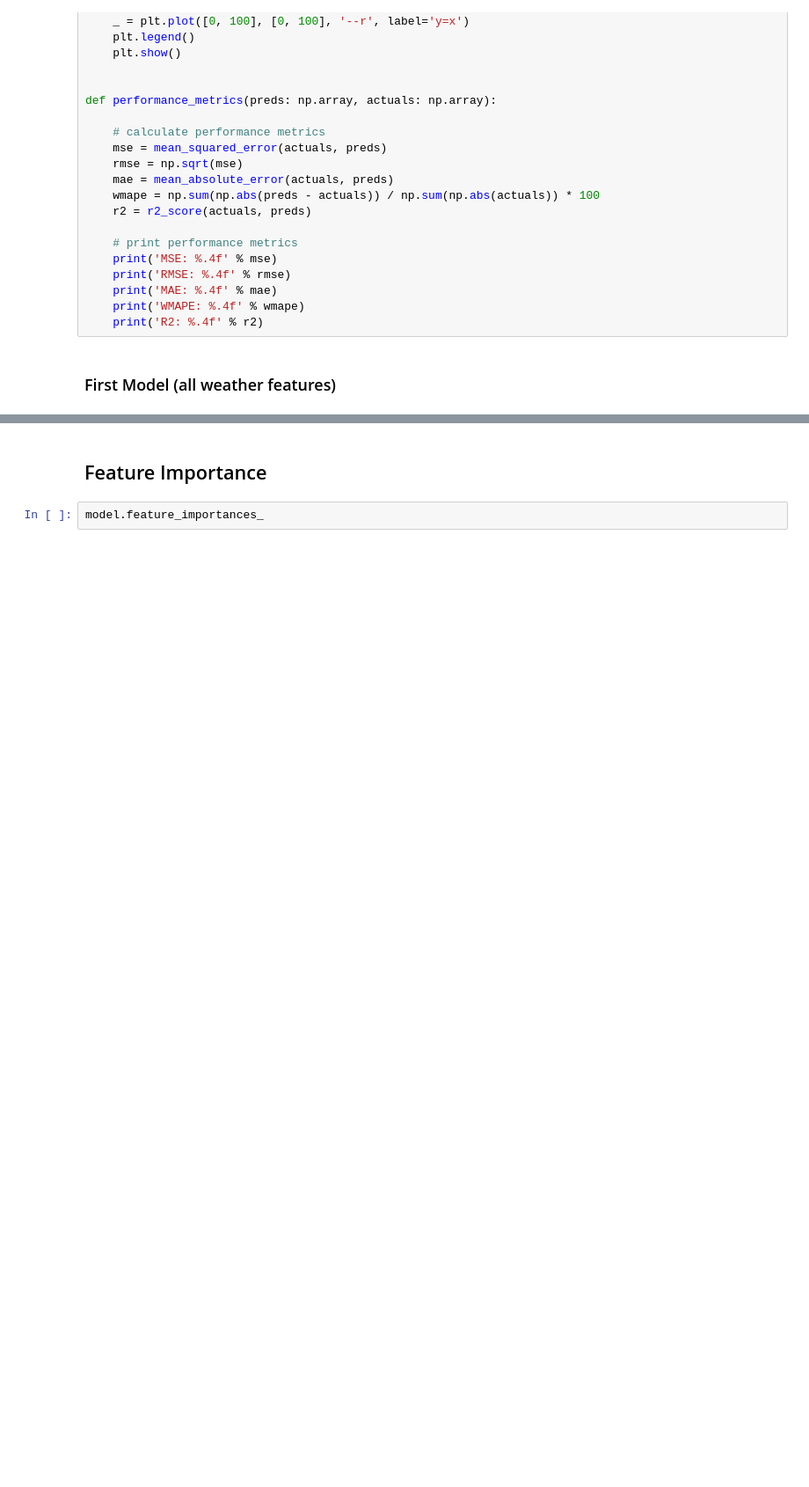
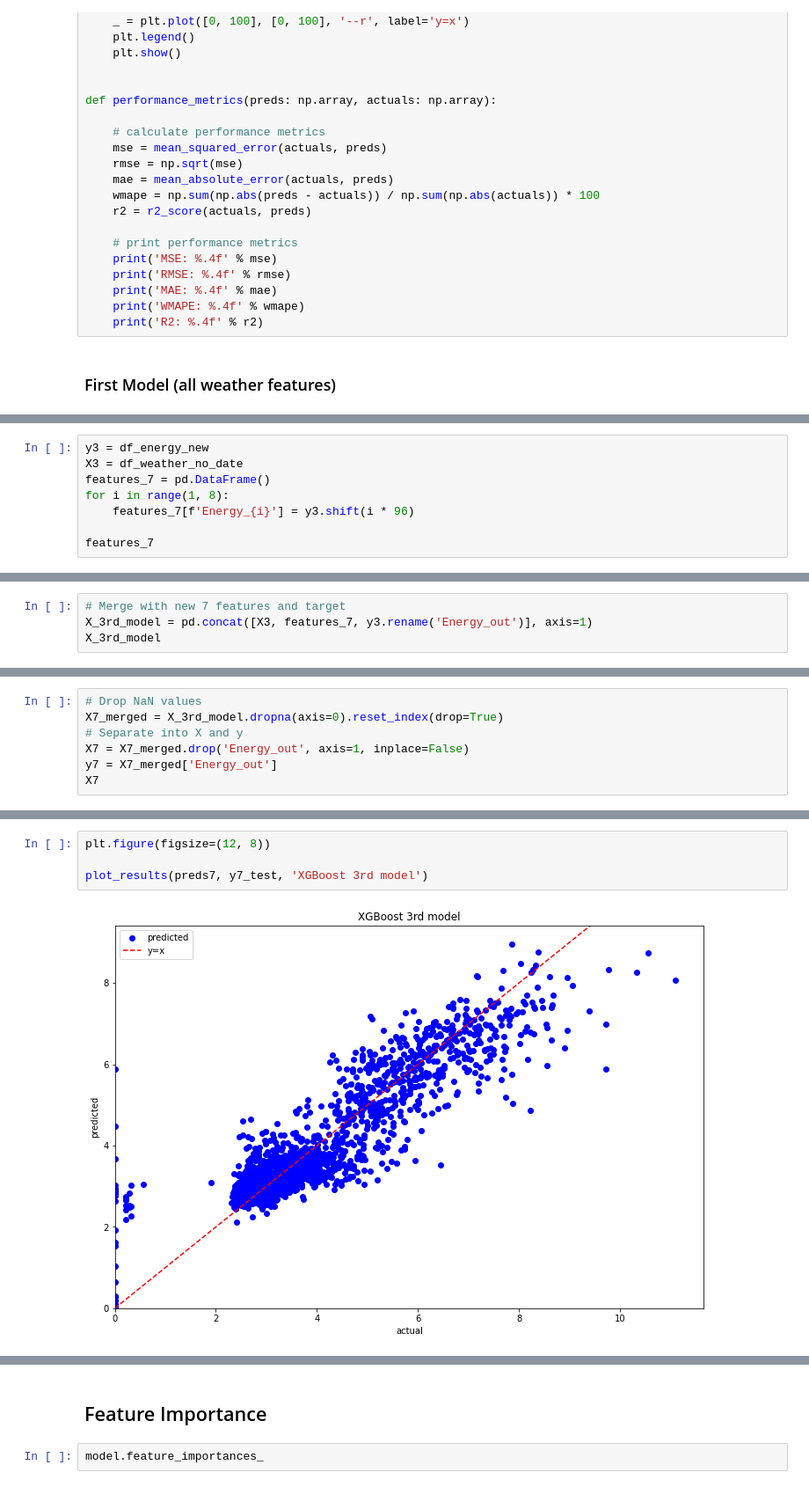
Before and after one commit to franciscomonteiro85/rec-energy-prediction-algorithm, a Jupyter notebook: REC_Energy_Algorithm.ipynb, the cells around one changed output, grey strips where cells are left out. Shown at 88% size. Drawn from its saved outputs; the diff is of its cells as text; blank space fills up the shorter version.

```diff
--- a/REC_Energy_Algorithm.ipynb
+++ b/REC_Energy_Algorithm.ipynb
@@ -205,0 +247,8 @@ X2
+# %%
+y3 = df_energy_new
+X3 = df_weather_no_date
+features_7 = pd.DataFrame()
+for i in range(1, 8):
+    features_7[f'Energy_{i}'] = y3.shift(i * 96)
+
+features_7
@@ -205,0 +269,4 @@ X2
+# %%
+# Merge with new 7 features and target
+X_3rd_model = pd.concat([X3, features_7, y3.rename('Energy_out')], axis=1)
+X_3rd_model
@@ -205,0 +287,7 @@ X2
+# %%
+# Drop NaN values
+X7_merged = X_3rd_model.dropna(axis=0).reset_index(drop=True)
+# Separate into X and y
+X7 = X7_merged.drop('Energy_out', axis=1, inplace=False)
+y7 = X7_merged['Energy_out']
+X7
@@ -205,0 +336,6 @@ X2
+# %%
+plt.figure(figsize=(12, 8))
+
+plot_results(preds7, y7_test, 'XGBoost 3rd model')
+# %% [output]
+[figure, added]
```
Also changed, not shown: parts of 46 cells of this notebook.
